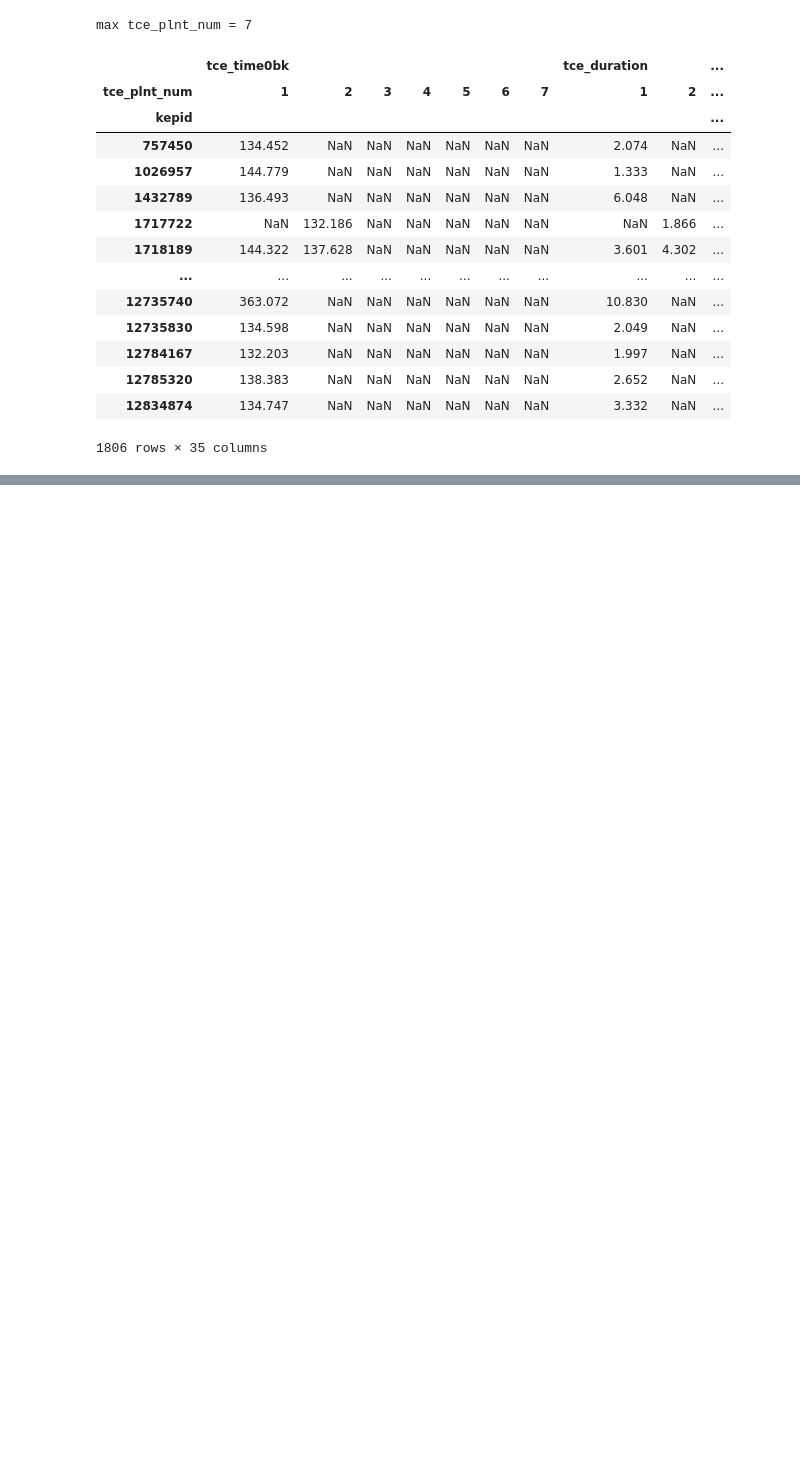
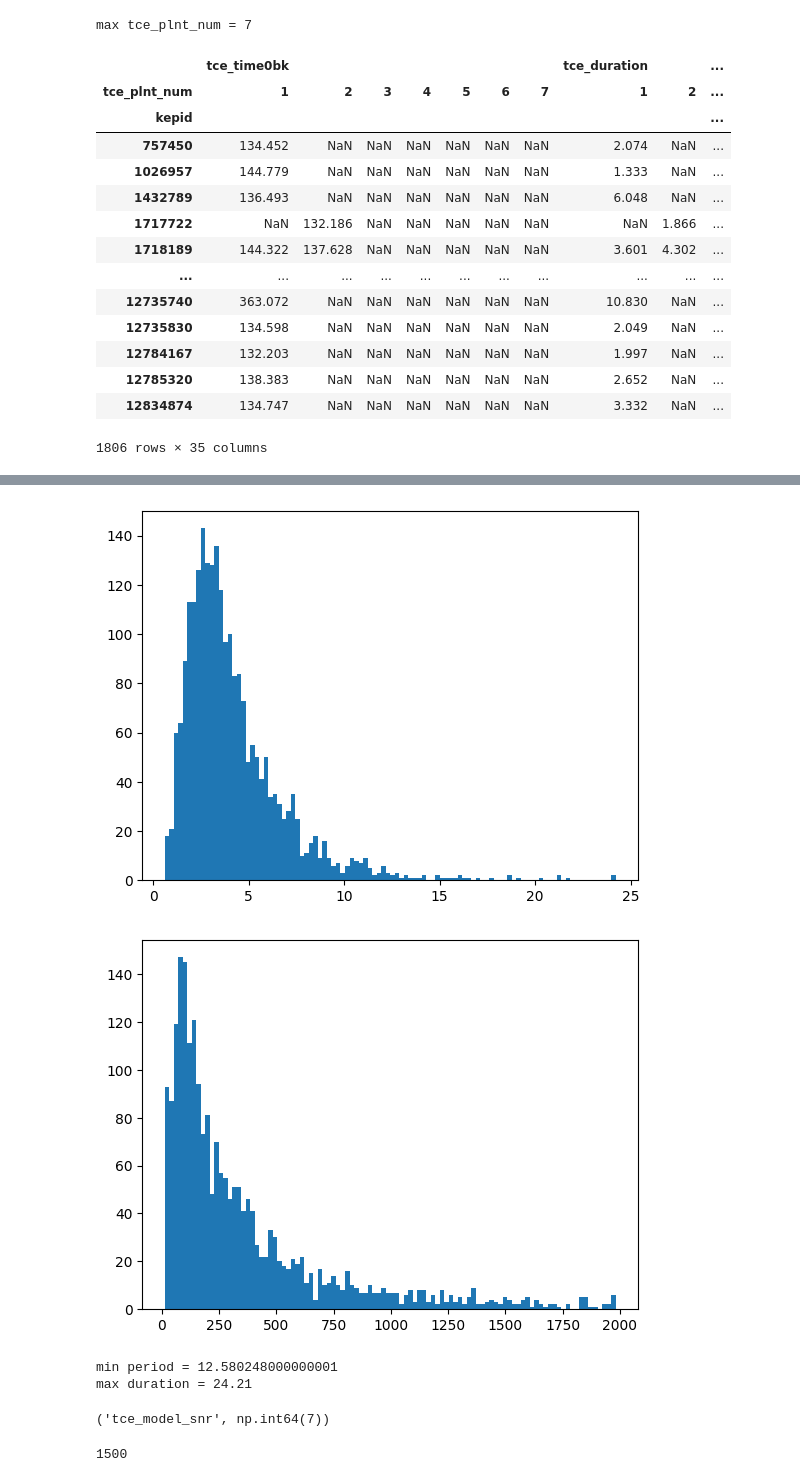
Before and after one commit to charliedavenport/exoplanet-hunting-ml, a Jupyter notebook: src/notebooks/download_kepler_lightcurves.ipynb, the cells around one changed output, grey strips where cells are left out. Cells and saved outputs as stored; diff of their text form; code cells hidden in the pictures; blank space fills up the shorter version.

```diff
--- a/src/notebooks/download_kepler_lightcurves.ipynb
+++ b/src/notebooks/download_kepler_lightcurves.ipynb
@@ -210,0 +259,27 @@ for ind, row in kep_stars.iterrows():
+# %%
+import matplotlib.pyplot as plt
+
+periods = [x *24 for x in kep_meta["tce_period"].to_list() if x*24 < 2000]
+durations = kep_meta["tce_duration"].to_list()
+plt.hist(durations, label="TCE duration", bins=100)
+plt.show()
+plt.hist(periods, label="TCE period", bins=100)
+# plt.axvline(100.0, color='red', linestyle='--', linewidth=0.5, alpha=0.75)
+plt.show()
+
+print(f"min period = {min(periods)}")
+print(f"max duration = {max(durations)}")
+# %% [output]
+[figure, added]
+[figure, added]
+min period = 12.580248000000001
+max duration = 24.21
+# %%
+row = kep_stars.iloc[0]
+row.index
+# %% [output]
+('tce_model_snr', np.int64(7))
+# %%
+25* 60
+# %% [output]
+1500
```
Also changed, not shown: parts of 5 cells of this notebook.
